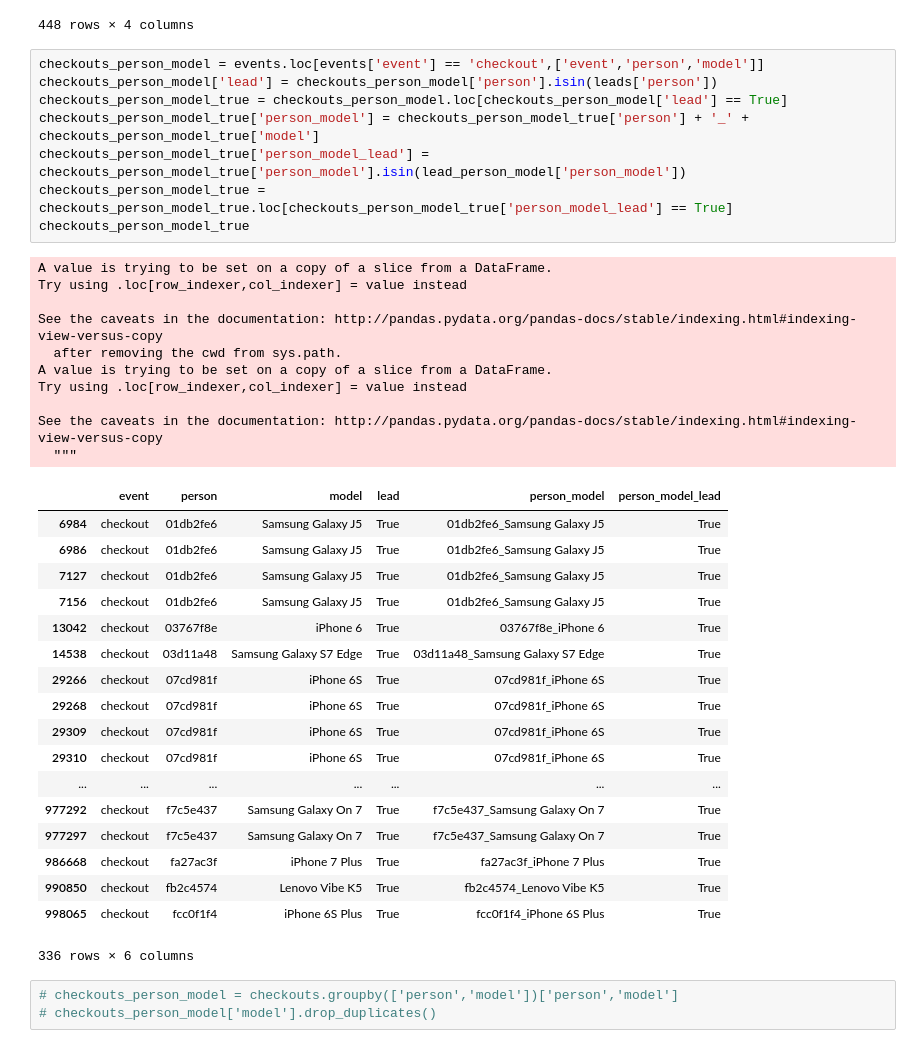
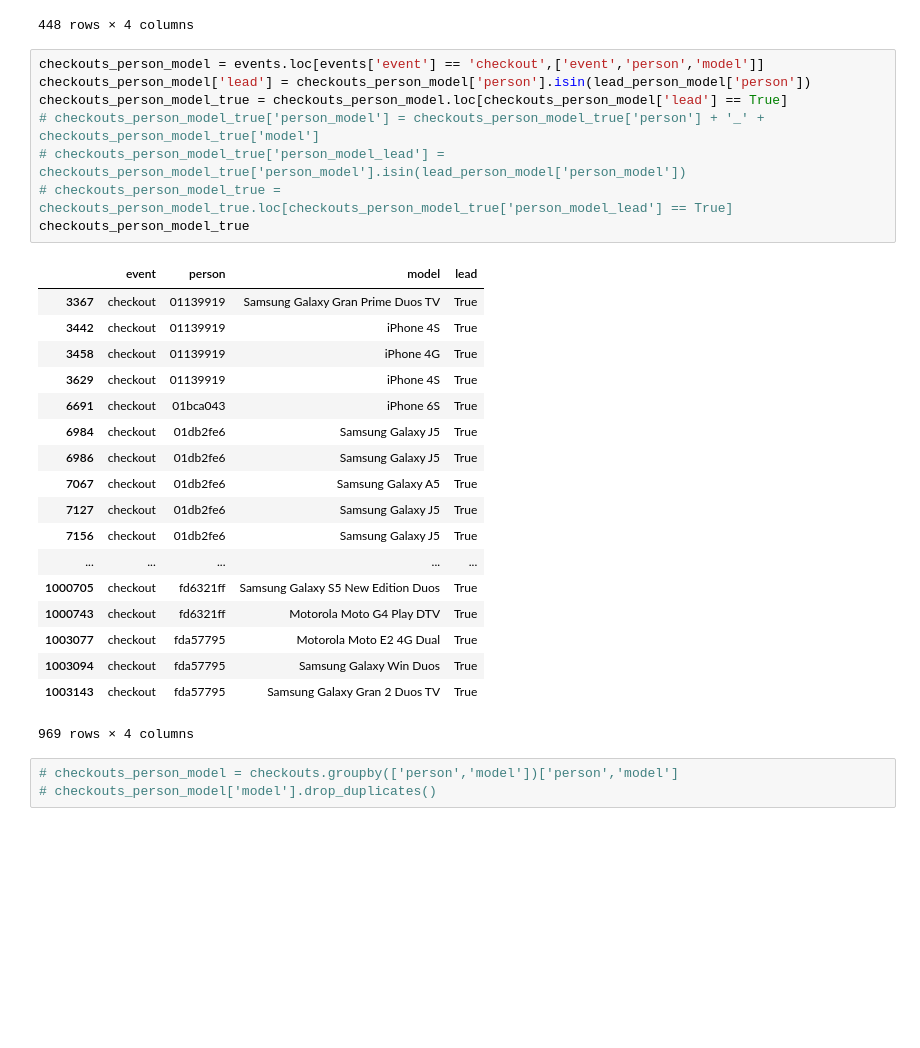
Before and after one commit to jowisaidman/tp1_analisis_exploratorio, a Jupyter notebook: Notebooks/Juli/users_analisis.ipynb, the cells around one changed output. Saved outputs shown, nothing was run; the diff lists cells and outputs as text; blank space fills up the shorter version.

```diff
--- a/Notebooks/Juli/users_analisis.ipynb
+++ b/Notebooks/Juli/users_analisis.ipynb
@@ -49,41 +78,31 @@ lead_person_model
 448 rows × 4 columns
 # %%
 checkouts_person_model = events.loc[events['event'] == 'checkout',['event','person','model']]
-checkouts_person_model['lead'] = checkouts_person_model['person'].isin(leads['person'])
+checkouts_person_model['lead'] = checkouts_person_model['person'].isin(lead_person_model['person'])
 checkouts_person_model_true = checkouts_person_model.loc[checkouts_person_model['lead'] == True]
-checkouts_person_model_true['person_model'] = checkouts_person_model_true['person'] + '_' + checkouts_person_model_true['model']
-checkouts_person_model_true['person_model_lead'] = checkouts_person_model_true['person_model'].isin(lead_person_model['person_model'])
-checkouts_person_model_true = checkouts_person_model_true.loc[checkouts_person_model_true['person_model_lead'] == True]
+# checkouts_person_model_true['person_model'] = checkouts_person_model_true['person'] + '_' + checkouts_person_model_true['model']
+# checkouts_person_model_true['person_model_lead'] = checkouts_person_model_true['person_model'].isin(lead_person_model['person_model'])
+# checkouts_person_model_true = checkouts_person_model_true.loc[checkouts_person_model_true['person_model_lead'] == True]
 checkouts_person_model_true
 # %% [output]
+|  | event | person | model | lead |
+| 3367 | checkout | 01139919 | Samsung Galaxy Gran Prime Duos TV | True |
+| 3442 | checkout | 01139919 | iPhone 4S | True |
+| 3458 | checkout | 01139919 | iPhone 4G | True |
+| 3629 | checkout | 01139919 | iPhone 4S | True |
+| 6691 | checkout | 01bca043 | iPhone 6S | True |
+| 6984 | checkout | 01db2fe6 | Samsung Galaxy J5 | True |
+| 6986 | checkout | 01db2fe6 | Samsung Galaxy J5 | True |
+| 7067 | checkout | 01db2fe6 | Samsung Galaxy A5 | True |
+| 7127 | checkout | 01db2fe6 | Samsung Galaxy J5 | True |
+| 7156 | checkout | 01db2fe6 | Samsung Galaxy J5 | True |
+| ... | ... | ... | ... | ... |
+| 1000705 | checkout | fd6321ff | Samsung Galaxy S5 New Edition Duos | True |
+| 1000743 | checkout | fd6321ff | Motorola Moto G4 Play DTV | True |
+| 1003077 | checkout | fda57795 | Motorola Moto E2 4G Dual | True |
+| 1003094 | checkout | fda57795 | Samsung Galaxy Win Duos | True |
+| 1003143 | checkout | fda57795 | Samsung Galaxy Gran 2 Duos TV | True |
-A value is trying to be set on a copy of a slice from a DataFrame.
-Try using .loc[row_indexer,col_indexer] = value instead
-
-See the caveats in the documentation: http://pandas.pydata.org/pandas-docs/stable/indexing.html#indexing-view-versus-copy
-  after removing the cwd from sys.path.
-A value is trying to be set on a copy of a slice from a DataFrame.
-Try using .loc[row_indexer,col_indexer] = value instead
-
-See the caveats in the documentation: http://pandas.pydata.org/pandas-docs/stable/indexing.html#indexing-view-versus-copy
-  """
+969 rows × 4 columns
-|  | event | person | model | lead | person_model | person_model_lead |
-| 6984 | checkout | 01db2fe6 | Samsung Galaxy J5 | True | 01db2fe6_Samsung Galaxy J5 | True |
-| 6986 | checkout | 01db2fe6 | Samsung Galaxy J5 | True | 01db2fe6_Samsung Galaxy J5 | True |
-| 7127 | checkout | 01db2fe6 | Samsung Galaxy J5 | True | 01db2fe6_Samsung Galaxy J5 | True |
-| 7156 | checkout | 01db2fe6 | Samsung Galaxy J5 | True | 01db2fe6_Samsung Galaxy J5 | True |
-| 13042 | checkout | 03767f8e | iPhone 6 | True | 03767f8e_iPhone 6 | True |
-| 14538 | checkout | 03d11a48 | Samsung Galaxy S7 Edge | True | 03d11a48_Samsung Galaxy S7 Edge | True |
-| 29266 | checkout | 07cd981f | iPhone 6S | True | 07cd981f_iPhone 6S | True |
-| 29268 | checkout | 07cd981f | iPhone 6S | True | 07cd981f_iPhone 6S | True |
-| 29309 | checkout | 07cd981f | iPhone 6S | True | 07cd981f_iPhone 6S | True |
-| 29310 | checkout | 07cd981f | iPhone 6S | True | 07cd981f_iPhone 6S | True |
-| ... | ... | ... | ... | ... | ... | ... |
-| 977292 | checkout | f7c5e437 | Samsung Galaxy On 7 | True | f7c5e437_Samsung Galaxy On 7 | True |
-| 977297 | checkout | f7c5e437 | Samsung Galaxy On 7 | True | f7c5e437_Samsung Galaxy On 7 | True |
-| 986668 | checkout | fa27ac3f | iPhone 7 Plus | True | fa27ac3f_iPhone 7 Plus | True |
-| 990850 | checkout | fb2c4574 | Lenovo Vibe K5 | True | fb2c4574_Lenovo Vibe K5 | True |
-| 998065 | checkout | fcc0f1f4 | iPhone 6S Plus | True | fcc0f1f4_iPhone 6S Plus | True |
-336 rows × 6 columns
 # %%
 # checkouts_person_model = checkouts.groupby(['person','model'])['person','model']
 # checkouts_person_model['model'].drop_duplicates()
```
Also changed, not shown: parts of 4 cells of this notebook, 1 other file.
